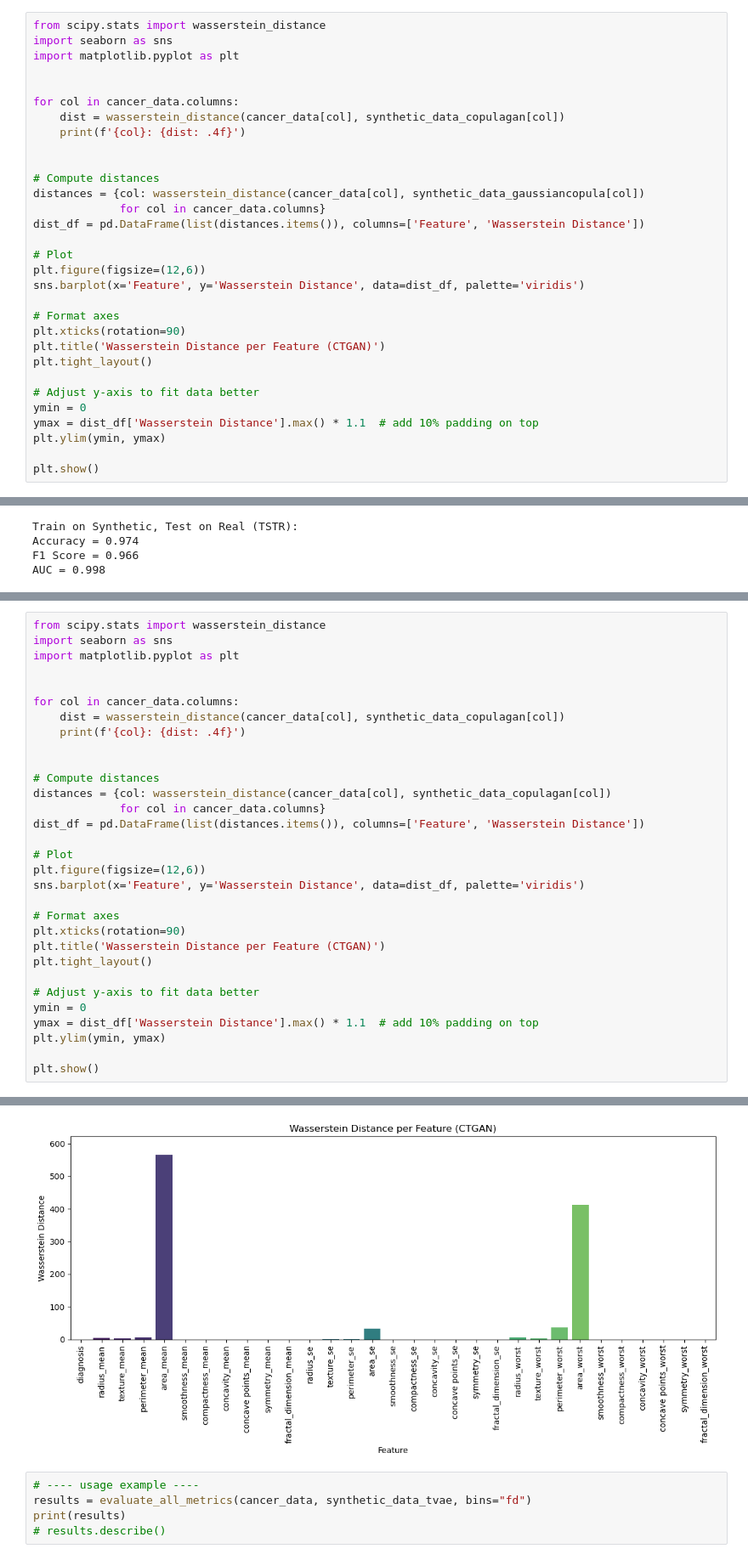
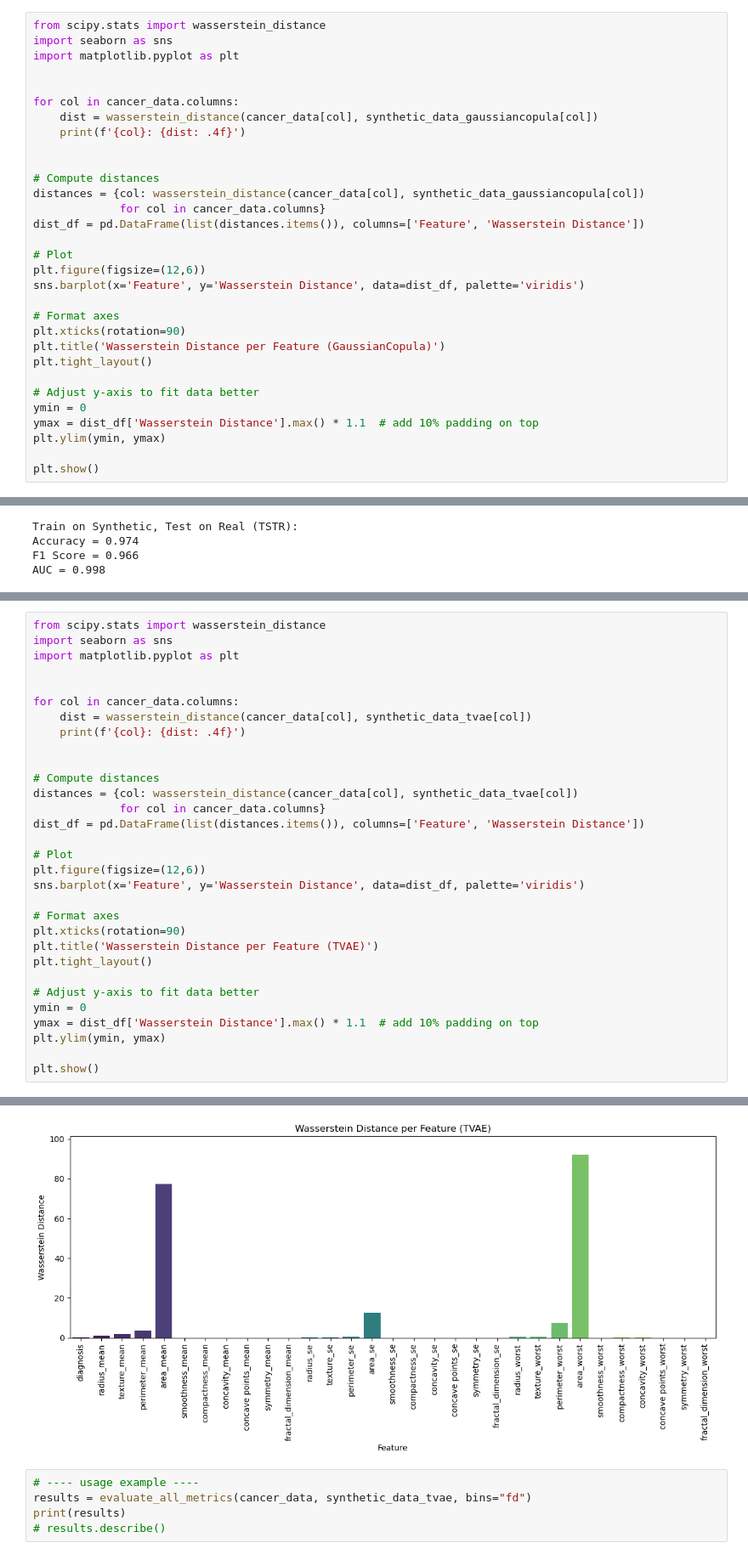
Before and after one commit to gopibattineni/Synthetic_Data_Evaluation-, a Jupyter notebook: SDV models.ipynb, the cells around one changed output, grey strips where cells are left out. Shown at 85% size. Drawn from its saved outputs; the diff is of its cells as text.

```diff
--- a/SDV models.ipynb
+++ b/SDV models.ipynb
@@ -1057,7 +1057,7 @@ import matplotlib.pyplot as plt
 
 
 for col in cancer_data.columns:
-    dist = wasserstein_distance(cancer_data[col], synthetic_data_copulagan[col])
+    dist = wasserstein_distance(cancer_data[col], synthetic_data_gaussiancopula[col])
     print(f'{col}: {dist: .4f}')
 
 
@@ -1072,7 +1072,7 @@ sns.barplot(x='Feature', y='Wasserstein Distance', data=dist_df, palette='viridi
 
 # Format axes
 plt.xticks(rotation=90)
-plt.title('Wasserstein Distance per Feature (CTGAN)')
+plt.title('Wasserstein Distance per Feature (GaussianCopula)')
 plt.tight_layout()
 
 # Adjust y-axis to fit data better
@@ -1384,12 +1384,12 @@ import matplotlib.pyplot as plt
 
 
 for col in cancer_data.columns:
-    dist = wasserstein_distance(cancer_data[col], synthetic_data_copulagan[col])
+    dist = wasserstein_distance(cancer_data[col], synthetic_data_tvae[col])
     print(f'{col}: {dist: .4f}')
 
 
 # Compute distances
-distances = {col: wasserstein_distance(cancer_data[col], synthetic_data_copulagan[col])
+distances = {col: wasserstein_distance(cancer_data[col], synthetic_data_tvae[col])
              for col in cancer_data.columns}
 dist_df = pd.DataFrame(list(distances.items()), columns=['Feature', 'Wasserstein Distance'])
 
@@ -1399,7 +1399,7 @@ sns.barplot(x='Feature', y='Wasserstein Distance', data=dist_df, palette='viridi
 
 # Format axes
 plt.xticks(rotation=90)
-plt.title('Wasserstein Distance per Feature (CTGAN)')
+plt.title('Wasserstein Distance per Feature (TVAE)')
 plt.tight_layout()
 
 # Adjust y-axis to fit data better
@@ -1429,4 +1429,4 @@ fractal_dimension_worst:  0.0106
-[figure, old version]
+[figure, new version]
 # %%
 # ---- usage example ----
 results = evaluate_all_metrics(cancer_data, synthetic_data_tvae, bins="fd")
```
Also changed, not shown: parts of 24 cells of this notebook.
